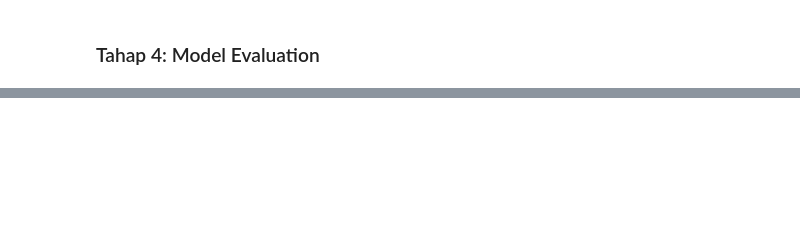
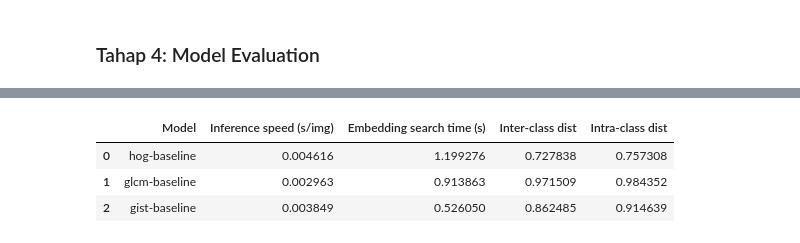
Before and after one commit to rofiqsamanhudi/Trade-Off_CBIR, a Jupyter notebook: src/notebooks/CBIR_Classical.ipynb, the cells around one changed output, grey strips where cells are left out. Drawn from its saved outputs; the diff is of its cells as text; code cells hidden in the pictures; blank space fills up the shorter version.

```diff
--- a/src/notebooks/CBIR_Classical.ipynb
+++ b/src/notebooks/CBIR_Classical.ipynb
@@ -536,2 +864,86 @@ gist -> 1000 feature vectors
 # %% [markdown]
 ### Tahap 4: Model Evaluation
+# %%
+import time
+import numpy as np
+import pandas as pd
+from sklearn.metrics.pairwise import cosine_similarity
+from tqdm import tqdm
+from PIL import Image
+
+# =========================
+# Fungsi konversi
+# =========================
+def to_numpy(x):
+    return np.array(x, dtype=np.float32)
+
+# =========================
+# Measure inference speed classical
+# =========================
+def measure_inference_speed_batch_classical(model_name, img_paths, batch_size=32):
+    if batch_size is None:
+        batch_size = len(img_paths)
+    times = []
+
+    for i in tqdm(range(0, len(img_paths), batch_size), desc=f"Processing {model_name} batches"):
+        batch_imgs = [np.array(Image.open(p).convert("RGB")) for p in img_paths[i:i+batch_size]]
+        start = time.time()
+        for img in batch_imgs:
+            _ = extract_features(model_name, img)  # menggunakan fungsi classical extractor
+        end = time.time()
+        times.append((end - start)/len(batch_imgs))
+
+    return np.mean(times)
+
+# =========================
+# Measure embedding metrics
+# =========================
+def measure_embedding_metrics(features, labels):
+    features = to_numpy(features)
+    start = time.time()
+    sims = cosine_similarity(features, features)
+    search_time = time.time() - start
+
+    classes = list(set(labels))
+    inter_dists, intra_dists = [], []
+
+    for i, cls_i in enumerate(classes):
+        idx_i = [k for k, l in enumerate(labels) if l == cls_i]
+        for j, cls_j in enumerate(classes):
+            if i >= j:
+                continue
+            idx_j = [k for k, l in enumerate(labels) if l == cls_j]
+            inter_dists.append(np.mean(sims[np.ix_(idx_i, idx_j)]))
+
+    for cls in classes:
+        idx = [k for k, l in enumerate(labels) if l == cls]
+        intra_dists.append(np.mean(sims[np.ix_(idx, idx)]))
+
+    return search_time, np.mean(inter_dists), np.mean(intra_dists)
+
+# =========================
+# Hitung metrics semua model classical baseline
+# =========================
+results = []
+
+for m_name in features_dict.keys():  # gunakan keys dari features_dict
+    print(f"Processing {m_name}-baseline ...")
+    feats = features_dict[m_name]
+
+    # 1. inference speed batch
+    avg_inf_time = measure_inference_speed_batch_classical(m_name, img_paths, batch_size=32)
+
+    # 2. embedding metrics
+    search_time, inter, intra = measure_embedding_metrics(feats, labels)
+
+    results.append({
+        "Model": f"{m_name}-baseline",
+        "Inference speed (s/img)": avg_inf_time,
+        "Embedding search time (s)": search_time,
+        "Inter-class dist": inter,
+        "Intra-class dist": intra
+    })
+
+df_metrics = pd.DataFrame(results)
+display(df_metrics)
+# %% [output]
@@ -537,0 +953,4 @@ gist -> 1000 feature vectors
+|  | Model | Inference speed (s/img) | Embedding search time (s) | Inter-class dist | Intra-class dist |
+| 0 | hog-baseline | 0.004616 | 1.199276 | 0.727838 | 0.757308 |
+| 1 | glcm-baseline | 0.002963 | 0.913863 | 0.971509 | 0.984352 |
+| 2 | gist-baseline | 0.003849 | 0.526050 | 0.862485 | 0.914639 |
```
Also changed, not shown: parts of 13 cells of this notebook.
